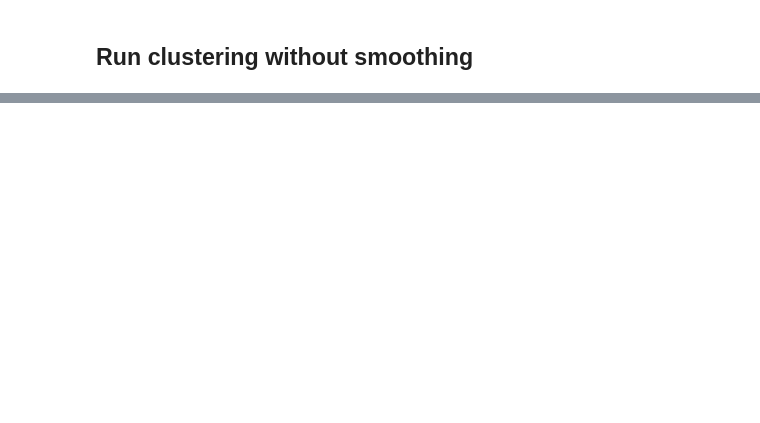
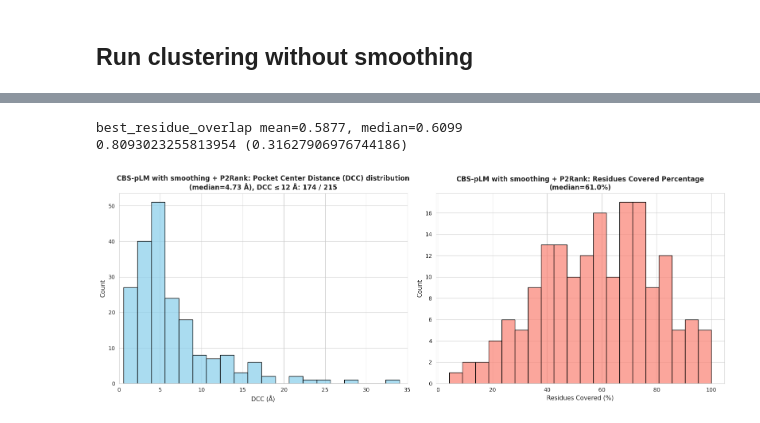
Before and after one commit to skrhakv/seq2pocket, a Jupyter notebook: src/F-clustering/atom-pocket-level-evaluation-cryptobench.ipynb, the cells around one changed output, grey strips where cells are left out. Cells and saved outputs as stored; diff of their text form; code cells hidden in the pictures; blank space fills up the shorter version.

```diff
--- a/src/F-clustering/atom-pocket-level-evaluation-cryptobench.ipynb
+++ b/src/F-clustering/atom-pocket-level-evaluation-cryptobench.ipynb
@@ -117,5 +33,6 @@ clusters, cluster_residues, cluster_scores, atom_coords, residue_coords = execut
 # %%
-import sys
+import seaborn as sns
+import matplotlib.pyplot as plt
 import numpy as np
 from Bio.PDB import MMCIFParser
 from Bio.PDB.SASA import ShrakeRupley
@@ -315,6 +232,27 @@ def get_protein_surface_points(pdb_id, chain_id, predicted_binding_sites):
     surface_points = np.vstack(surface_points)
     map_surface_points_to_atom_id = np.array(map_surface_points_to_atom_id)
     return surface_points, map_surface_points_to_atom_id, map_atoms_to_residue_id, atom_coords, residue_coords
+
+
+def print_plots(DCCs, coverages, number_of_pockets, model, dcc_threshold):
+    sns.set_style("whitegrid")
+    plt.rcParams['figure.facecolor'] = 'white'
+
+    _, axs = plt.subplots(1, 2, figsize=(16, 6))
+
+    sns.histplot(DCCs, bins=20, color='skyblue', edgecolor='black', alpha=0.7, ax=axs[0])
+    axs[0].set_title(f'{model}: Pocket Center Distance (DCC) distribution\n(median={np.median(DCCs):.2f} Å), DCC ≤ {dcc_threshold} Å: {np.sum(np.array(DCCs) < dcc_threshold)} / {number_of_pockets}', fontsize=12, fontweight='bold')
+    axs[0].set_xlabel('DCC (Å)', fontsize=11)
+    axs[0].set_ylabel('Count', fontsize=11)
+    axs[0].set_xlim(0, 35)
+
+    sns.histplot(coverages, bins=20, color='salmon', edgecolor='black', alpha=0.7, ax=axs[1])
+    axs[1].set_title(f'{model}: Residues Covered Percentage\n(median={np.median(coverages):.1f}%)', fontsize=12, fontweight='bold')
+    axs[1].set_xlabel('Residues Covered (%)', fontsize=11)
+    axs[1].set_ylabel('Count', fontsize=11)
+
+    plt.tight_layout()
+    plt.show()
 # %% [markdown]
 ## try out approach from `src/B-evaluate-cryptoshow/residue-level-evaluation.ipynb`
 Don't pre-cluster the results first, use the smoothing without clustering.
@@ -899,0 +1012,18 @@ best_residue_overlap mean=0.4921, median=0.4749
+# %%
+import numpy as np
+import matplotlib.pyplot as plt
+import numpy as np
+
+number_of_pockets = sum([len(i) for i in binding_residues.values()])
+
+mean_br = np.mean(best_residue_overlaps)
+median_br = np.median(best_residue_overlaps)
+print(f'best_residue_overlap mean={mean_br:.4f}, median={median_br:.4f}')
+
+print(np.sum(np.array(DCCs) < 12) / number_of_pockets, f'({np.sum(np.array(DCCs) < 4) / number_of_pockets})')
+
+print_plots(DCCs, [i * 100 for i in best_residue_overlaps], number_of_pockets, 'CBS-pLM with smoothing + P2Rank', 12)
+# %% [output]
+best_residue_overlap mean=0.5877, median=0.6099
+0.8093023255813954 (0.31627906976744186)
+[figure, added]
```
Also changed, not shown: parts of 10 cells of this notebook, 2 other files.
